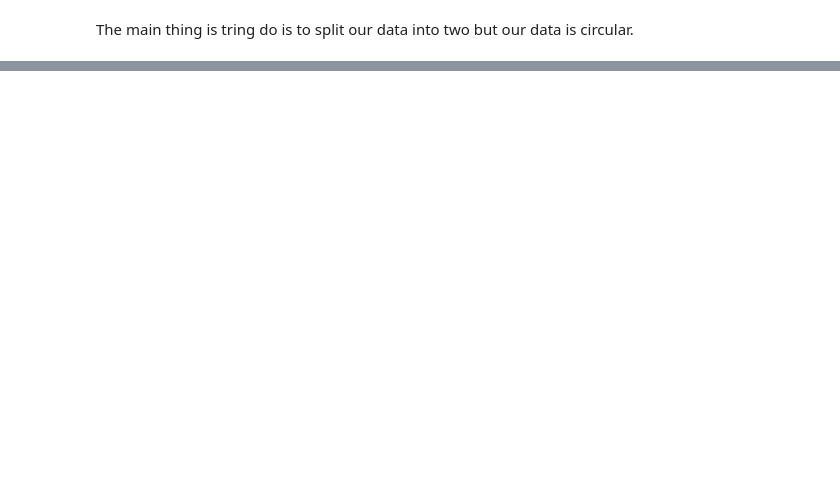
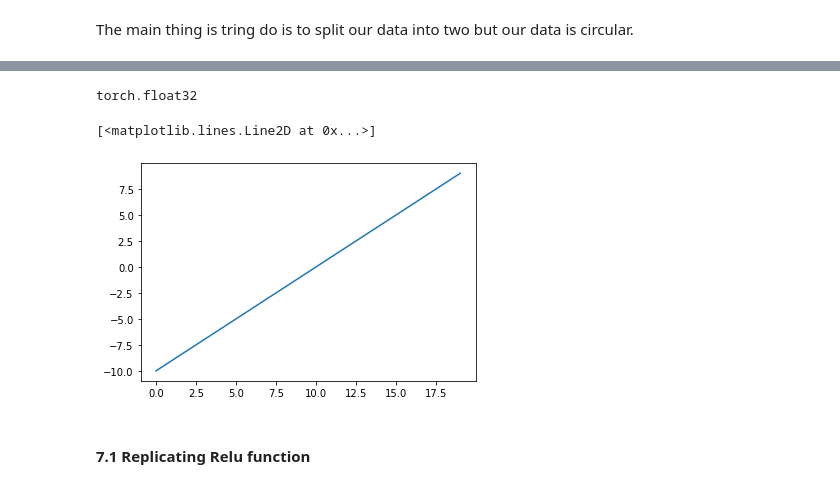
Before and after one commit to tincorpai/Deep_Learning_Pytorch, a Jupyter notebook: PyTorch_Neural_Network_Classification_.ipynb, the cells around one changed output, grey strips where cells are left out. Drawn from its saved outputs; the diff is of its cells as text; code cells hidden in the pictures; blank space fills up the shorter version.

```diff
--- a/PyTorch_Neural_Network_Classification_.ipynb
+++ b/PyTorch_Neural_Network_Classification_.ipynb
@@ -620,0 +1105,13 @@ The main thing is tring do is to split our data into two but our data is circula
+# %%
+# Create a tensor
+A = torch.arange(-10, 10, 1, dtype= torch.float32)
+A.dtype
+# %% [output]
+torch.float32
+# %%
+plt.plot(A)
+# %% [output]
+[<matplotlib.lines.Line2D at 0x...>]
+[figure, added]
+# %% [markdown]
+#### 7.1 Replicating Relu function
```
Also changed, not shown: parts of 41 cells of this notebook.
